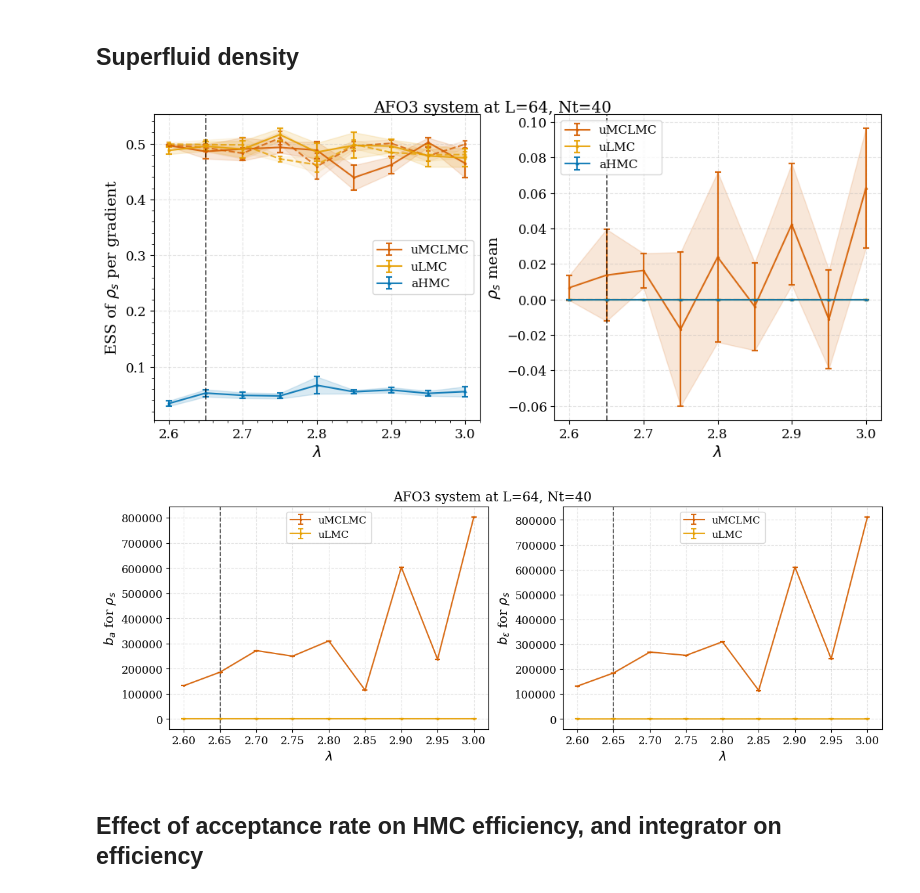
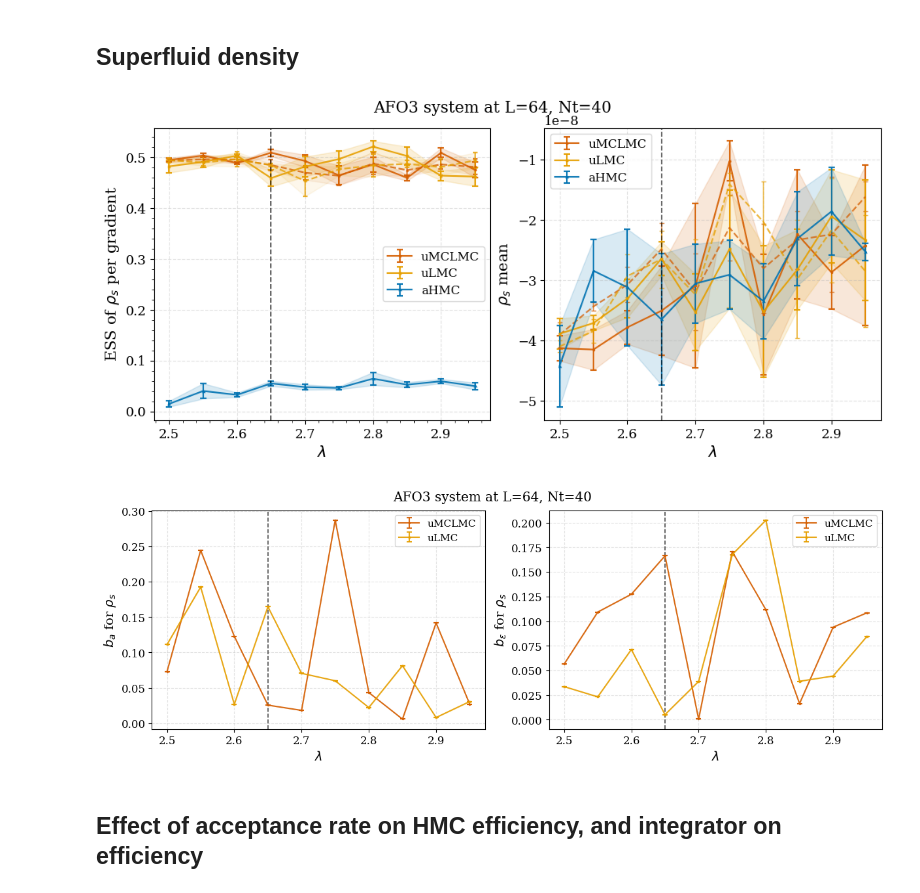
Before and after one commit to reubenharry/RebuttalICML, a Jupyter notebook: analysis_rebuttal.ipynb, the cells around one changed output. Drawn from its saved outputs; the diff is of its cells as text; code cells hidden in the pictures.

Commit message:
superfluid

```diff
--- a/analysis_rebuttal.ipynb
+++ b/analysis_rebuttal.ipynb
@@ -18,10 +43,10 @@ make_plots(results_full400, "fermi_occ", 400, 16, ess_log_scale=False)
 # %% [markdown]
 ## Superfluid density
 # %%
-make_plots(results_full64, "superfluid_density", 40, 64, ess_log_scale=False)
+make_plots(results_superfluid, "superfluid_density", 40, 64, ess_log_scale=False)
 # %% [output]
-[figure, old version]
+[figure, new version]
-[figure, old version]
+[figure, new version]
 # %% [markdown]
 ## Effect of acceptance rate on HMC efficiency, and integrator on efficiency
 # %%
```
Also changed, not shown: parts of 1 cell of this notebook.
